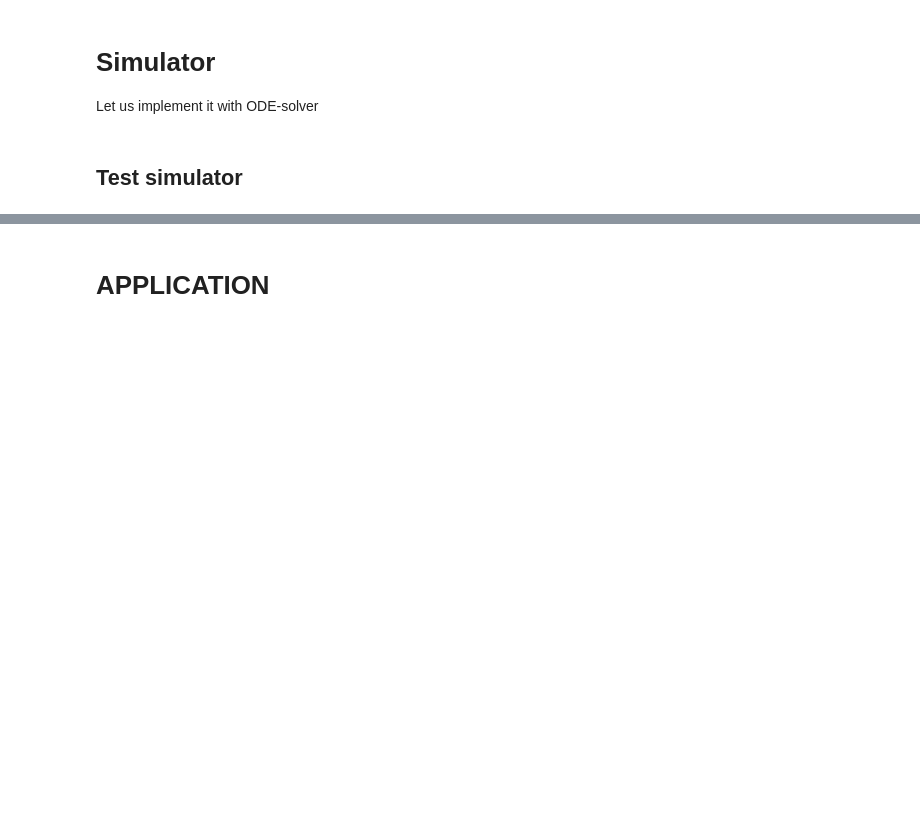
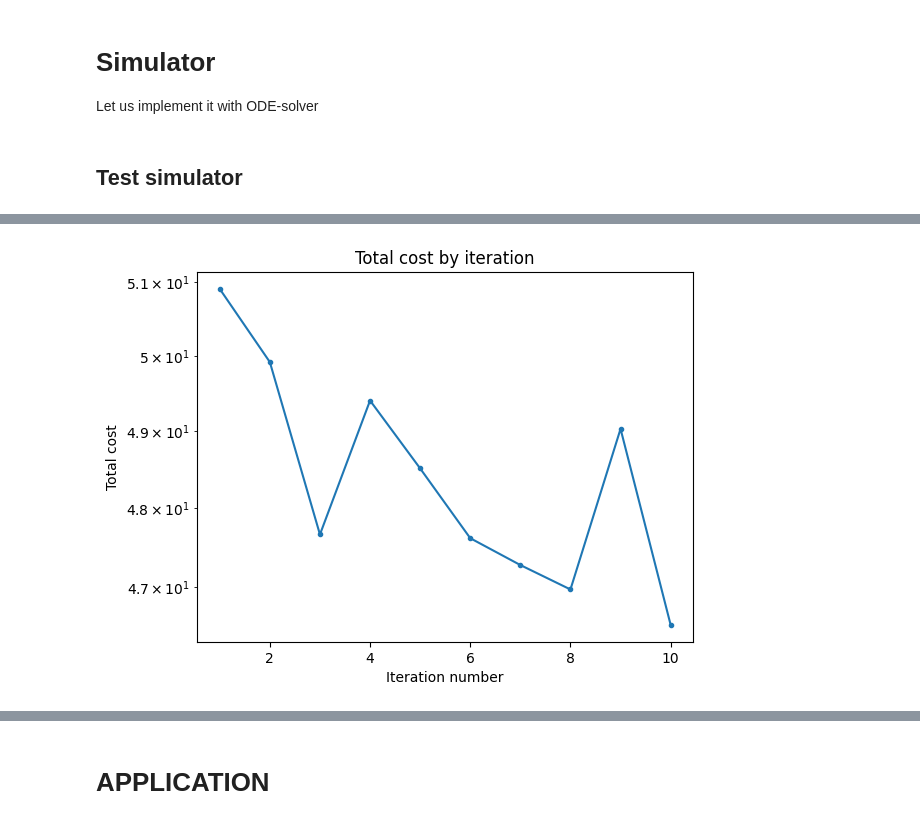
Before and after one commit to mvulf/drop_control, a Jupyter notebook: hydraulic_system.ipynb, the cells around one changed output, grey strips where cells are left out. Cells and saved outputs as stored; diff of their text form; code cells hidden in the pictures; blank space fills up the shorter version.

Commit message:
[ADD] Launch REINFORCE

```diff
--- a/hydraulic_system.ipynb
+++ b/hydraulic_system.ipynb
@@ -672,0 +1489,88 @@ ax_action.legend();
+# %%
+SEED = 14
+np.random.seed(SEED)
+torch.manual_seed(SEED)
+random.seed(SEED)
+
+system = HydraulicSystem()
+## DO NOT CHANGE THE PARAMS OF SIMULATOR.
+simulator = Simulator(
+    system, N_steps=60, state_init=np.array([1e3, 0.0])
+)
+model = GaussianPDFModel(
+    dim_observation=system.dim_observation,
+    dim_action=system.dim_action,
+    action_bounds=np.array([[-40., 40]]), # These actions are expanded in comparison with real action
+    #---------------------------------------------------------------------------
+    # YOUR CODE GOES HERE
+    scale_factor=10.0,  # TRY TO FIND scale_factor EMPIRICALLY
+    dim_hidden=2, # TRY TO FIND dim_hidden EMPIRICALLY
+    std=0.02, # TRY TO FIND STD EMPIRICALLY
+    #---------------------------------------------------------------------------
+)
+
+optimizer = Optimizer(
+    model=model,
+    opt_method=torch.optim.Adam,
+    #---------------------------------------------------------------------------
+    # YOUR CODE GOES HERE
+    opt_options=dict(lr=1.0e-2), # TRY TO FIND lr EMPIRICALLY
+    #---------------------------------------------------------------------------
+)
+## Or if you want to use scheduler then initialize optimizer, via, for instance
+# lr_scheduler_fading_coeff = 1
+# optimizer = Optimizer(
+#     model=model,
+#     opt_method=torch.optim.Adam,
+#     opt_options=dict(lr=1.0, betas=(0.8, 0.9)),
+#     shuffle=False,
+#     lr_scheduler_method=torch.optim.lr_scheduler.MultiplicativeLR,
+#     lr_scheduler_options={
+#         "lr_lambda": lambda iteration: 1
+#         / np.sqrt((iteration / lr_scheduler_fading_coeff) ** 2 + 1)
+#     },
+#     lr_scheduler_switch=LRSchedulerSwitch(norm_observation_threshold=0.1),
+# )
+#
+# BELEIVE US! YOU CAN SOLVE THIS TASK WITHOUT SCHEDULER
+
+policy = PolicyREINFORCE(model, optimizer, is_with_baseline=True)
+
+
+# This termination criterion never terminates episodes
+trivial_terminantion_criterion = lambda *args: False
+
+## EXAMPLE. This termination criterion terminates episode if observation norm >= 20
+#
+# termination_criterion = (
+#     lambda observation, action, running_objective, total_objective: (
+#         np.linalg.norm(observation) >= 20
+#     )
+# )
+#
+# DO NOT USE TERMINATION CRITERION OTHER THAN trivial_termination_criterion
+
+
+scenario = MonteCarloSimulationScenario(
+    simulator=simulator,
+    system=system,
+    policy=policy,
+    #---------------------------------------------------------------------------
+    # YOUR CODE GOES HERE
+    N_episodes=2, # Increasing the number of episodes stabilizes learning, but you can manage it with N_episodes=1
+    N_iterations=10, # You can change the number of iterations if you want
+    #---------------------------------------------------------------------------
+    termination_criterion=trivial_terminantion_criterion,
+    discount_factor=1.0, # do not change this
+)
+
+try:
+    scenario.run()
+except KeyboardInterrupt:
+    clear_output(wait=True)
+    scenario.plot_data()
+
+clear_output(wait=True)
+scenario.plot_data()
+# %% [output]
+[figure, added]
```
Also changed, not shown: parts of 18 cells of this notebook.
